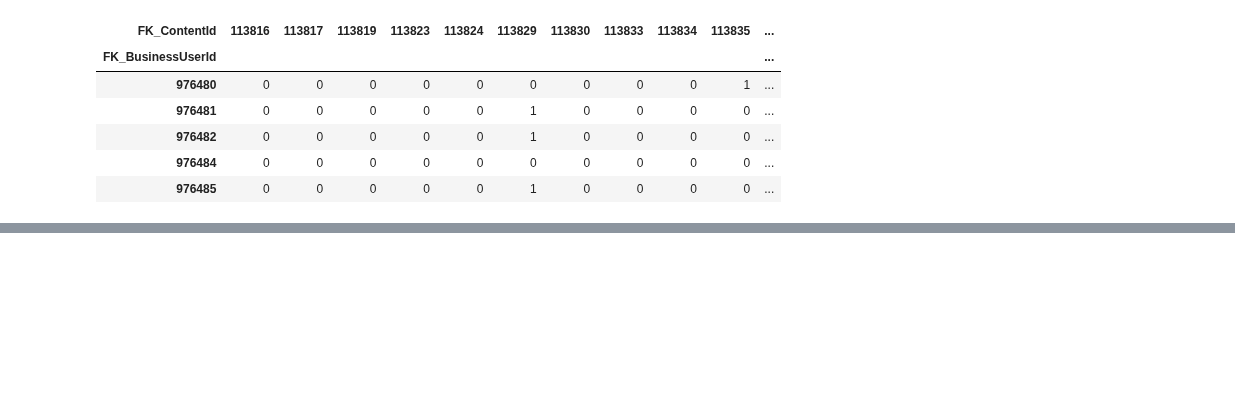
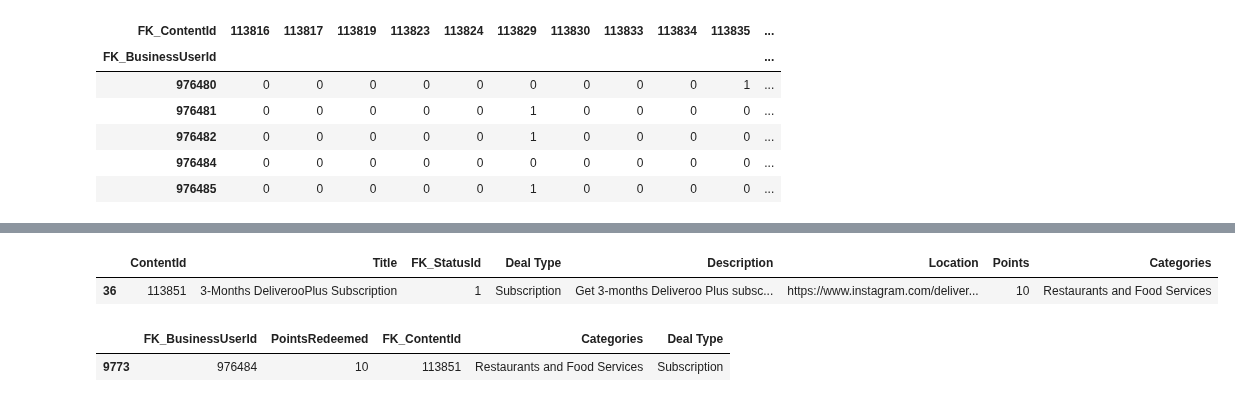
Before and after one commit to DboukAli98/KFHXRelatedAi, a Jupyter notebook: NoteBooks/Model Generation/Final_Model.ipynb, the cells around one changed output, grey strips where cells are left out. Drawn from its saved outputs; the diff is of its cells as text; code cells hidden in the pictures; blank space fills up the shorter version.

```diff
--- a/NoteBooks/Model Generation/Final_Model.ipynb
+++ b/NoteBooks/Model Generation/Final_Model.ipynb
@@ -503,0 +559,14 @@ result
+# %%
+user_last_interactions = user_item_matrix.loc[user_id]
+user_interacted_items = user_last_interactions[user_last_interactions > 0].index
+user_deals = deals_data[deals_data['ContentId'].isin(user_interacted_items)]
+user_deals
+# %% [output]
+|  | ContentId | Title | FK_StatusId | Deal Type | Description | Location | Points | Categories |
+| 36 | 113851 | 3-Months DeliverooPlus Subscription | 1 | Subscription | Get 3-months Deliveroo Plus subsc... | https://www.instagram.com/deliver... | 10 | Restaurants and Food Services |
+# %%
+user_trs = new_user_transaction[new_user_transaction["FK_BusinessUserId"] == user_id]
+user_trs
+# %% [output]
+|  | FK_BusinessUserId | PointsRedeemed | FK_ContentId | Categories | Deal Type |
+| 9773 | 976484 | 10 | 113851 | Restaurants and Food Services | Subscription |
```
Also changed, not shown: parts of 8 cells of this notebook.
